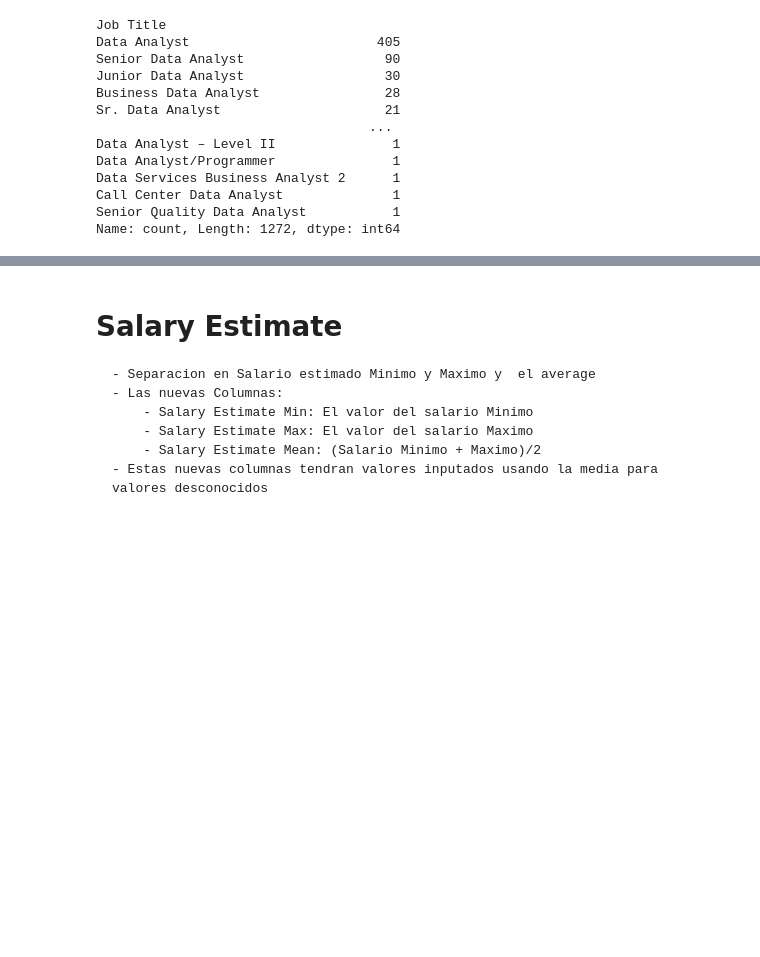
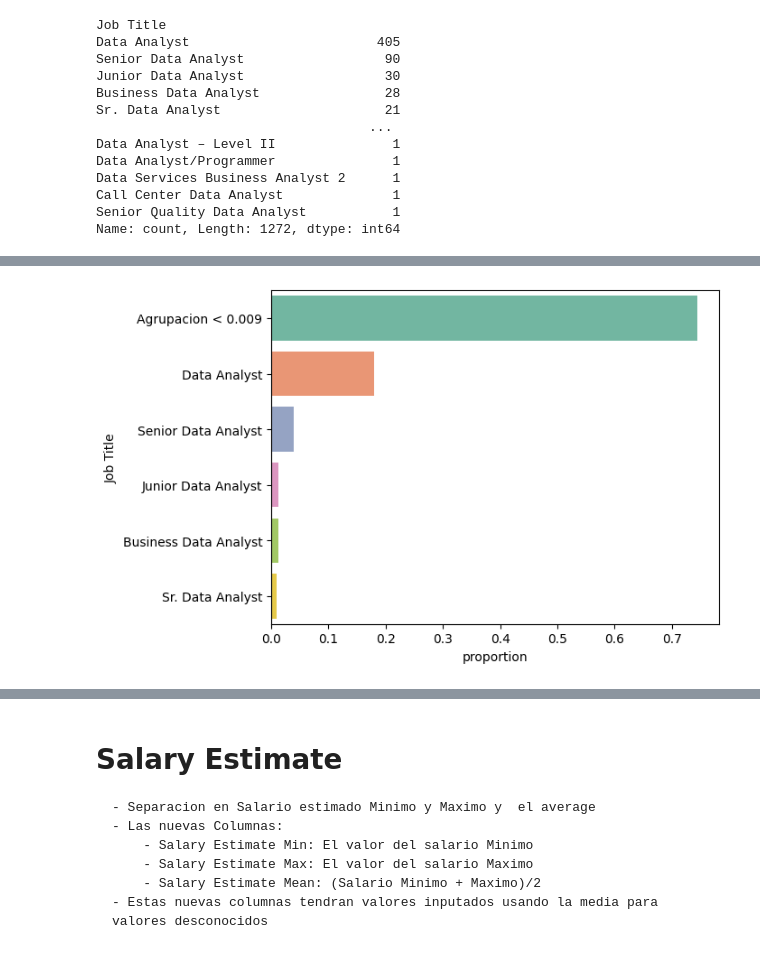
Before and after one commit to LeonardoBolanos/machine_learning_s3_2024, a Jupyter notebook: notebooks/1.0-lobr-exploration-analysis-final-project.ipynb, the cells around one changed output, grey strips where cells are left out. Saved outputs shown, nothing was run; the diff lists cells and outputs as text; code cells hidden in the pictures; blank space fills up the shorter version.

```diff
--- a/notebooks/1.0-lobr-exploration-analysis-final-project.ipynb
+++ b/notebooks/1.0-lobr-exploration-analysis-final-project.ipynb
@@ -164,0 +185,4 @@ Name: count, Length: 1272, dtype: int64
+# %%
+result=graf_conteo_de_valores_grupados(df,'Job Title',0.009,"Agrupacion < 0.009",return_value=True,save_image_dir=directorio_de_imagenes,save_image_file='Job_Title_1',normalize=True)
+# %% [output]
+[figure, added]
```
Also changed, not shown: parts of 18 cells of this notebook.
